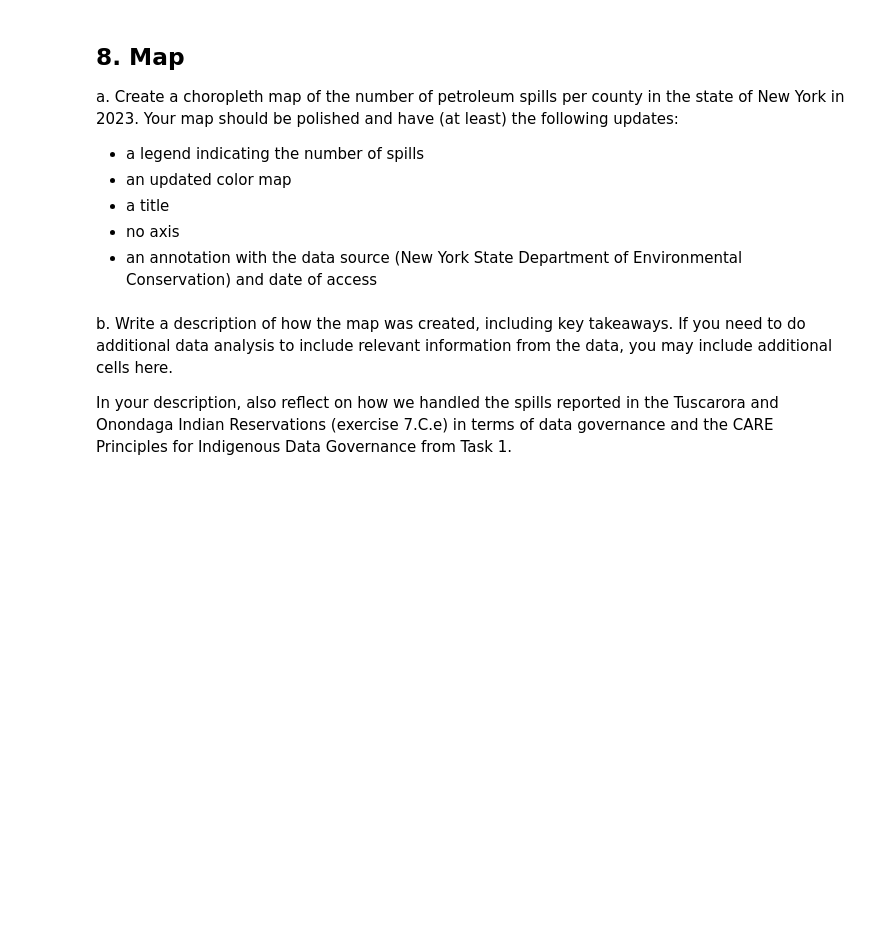
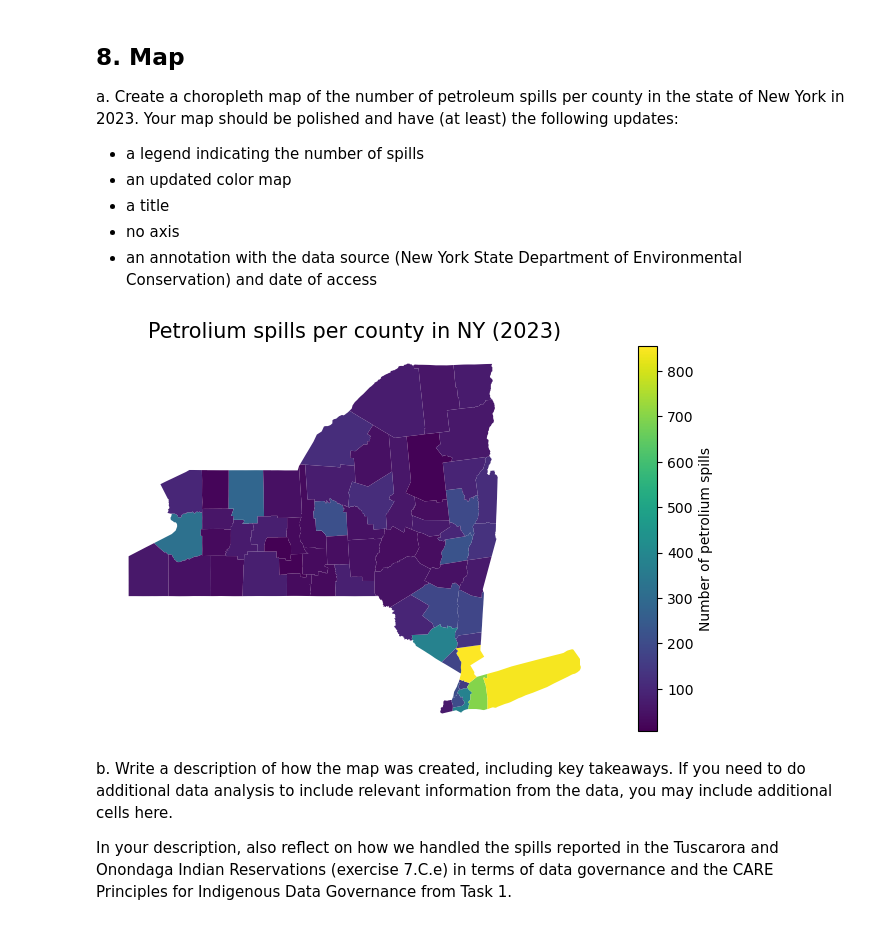
Before and after one commit to sarah-busby/eds220-hwk3, a Jupyter notebook: hwk3-task2-spills.ipynb, the cells around one changed output. Saved outputs shown, nothing was run; the diff lists cells and outputs as text; code cells hidden in the pictures; blank space fills up the shorter version.

```diff
--- a/hwk3-task2-spills.ipynb
+++ b/hwk3-task2-spills.ipynb
@@ -451,5 +632,11 @@ In the following cells:
 a. Use this cell to make any other updates needed for making an inner join of the `spills_per_county` and `ny_counties`. HINT: [`pd.merge`](https://pandas.pydata.org/pandas-docs/version/2.3/reference/api/pandas.merge.html)
 # %%
 # a
+# change column `name` to `county
+ny_counties = ny_counties.rename(columns={'name':'county'})
 # %% [markdown]
 b. Store the inner join of the `spills_per_county` and `ny_counties` dataframes in a new variable named `ny_spills`.
+# %%
+# Combine spills per county with NY counties
+ny_spills = ny_counties.merge(spills_per_county, on='county')
+ny_spills.head()
@@ -474,0 +685,6 @@ e. Since the reservations do not appear in the `ny_counties` dataframe, add the
+# %%
+# Add Tuscarora Indian Reserve spills to Niagra county count
+ny_spills.at[1, 'n_spills'] = ny_spills.at[1, 'n_spills'] + spills_per_county.loc[58,'n_spills']
+
+# Check row was updates
+ny_spills[(ny_spills['county'] == "Niagara")][['county', 'n_spills']]
@@ -474,0 +694,6 @@ e. Since the reservations do not appear in the `ny_counties` dataframe, add the
+# %%
+# Add Onondaga Indian Reservation spill to Onondaga county count
+ny_spills.at[19, 'n_spills'] = ny_spills.at[19, 'n_spills'] + spills_per_county.loc[35,'n_spills']
+
+# Check row was updates
+ny_spills[(ny_spills['county'] == "Onondaga")][['county', 'n_spills']]
@@ -481,6 +709,28 @@ Your map should be polished and have (at least) the following updates:
 - a title
 - no axis
 - an annotation with the data source (New York State Department of Environmental Conservation) and date of access
+# %%
+# Plot petrolium spills per county in NY
+fig, ax = plt.subplots(figsize=(9, 5)) # Update figure size
+
+# Remove the axis for a cleaner map
+ax.axis('off')
+
+# Title for the plot
+ax.set_title('Petrolium spills per county in NY (2023)',
+              fontsize=15)
+
+# Add oil spill by county
+ny_spills.plot(ax=ax,
+               column = 'n_spills',
+               cmap = 'viridis',
+               legend = True,
+               legend_kwds={'label': 'Number of petrolium spills'}
+              )
+
+plt.show()
+# %% [output]
+[figure, added]
 # %% [markdown]
 b. Write a description of how the map was created, including key takeaways. If you need to do additional data analysis to include relevant information from the data, you may include additional cells here.
 
```
Also changed, not shown: parts of 23 cells of this notebook.
